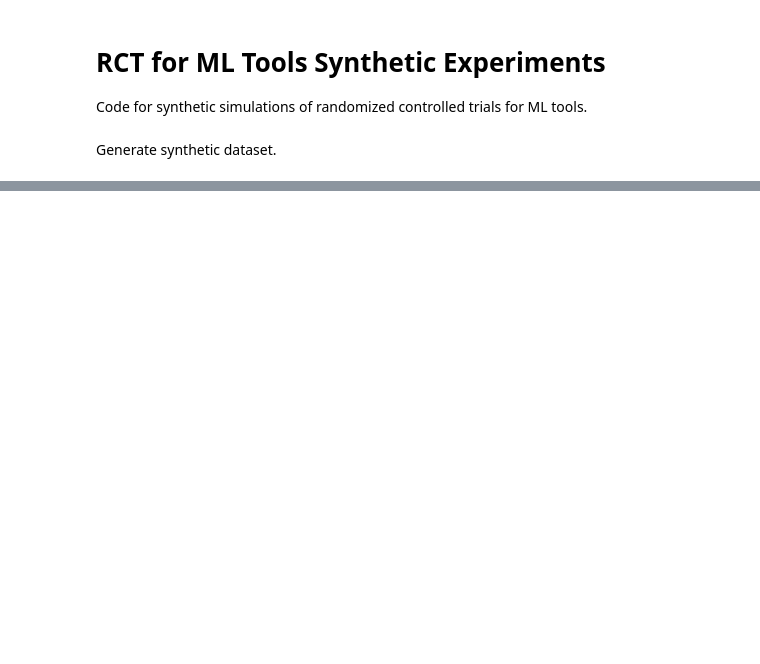
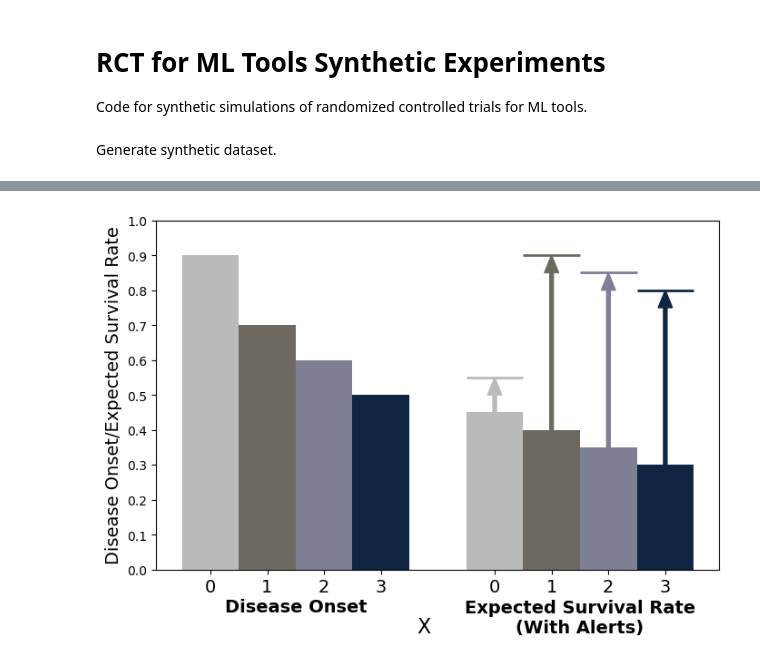
Before and after one commit to jacobmchen/just_trial_once, a Jupyter notebook: simulation_study.ipynb, the cells around one changed output, grey strips where cells are left out. Drawn from its saved outputs; the diff is of its cells as text; code cells hidden in the pictures; blank space fills up the shorter version.

```diff
--- a/simulation_study.ipynb
+++ b/simulation_study.ipynb
@@ -431,0 +505,9 @@ create_bar_plots(objects, performances, expected_outcomes, intervals, midpoints)
+# %%
+objects = ['0', '1', '2', '3']
+onset = [0.9, 0.7, 0.6, 0.5]
+survival = [0.45, 0.4, 0.35, 0.3]
+alert_survival = [0.55, 0.9, 0.85, 0.8]
+
+create_dgp_plots(objects, onset, survival, alert_survival)
+# %% [output]
+[figure, added]
```
Also changed, not shown: parts of 7 cells of this notebook, 2 other files.
